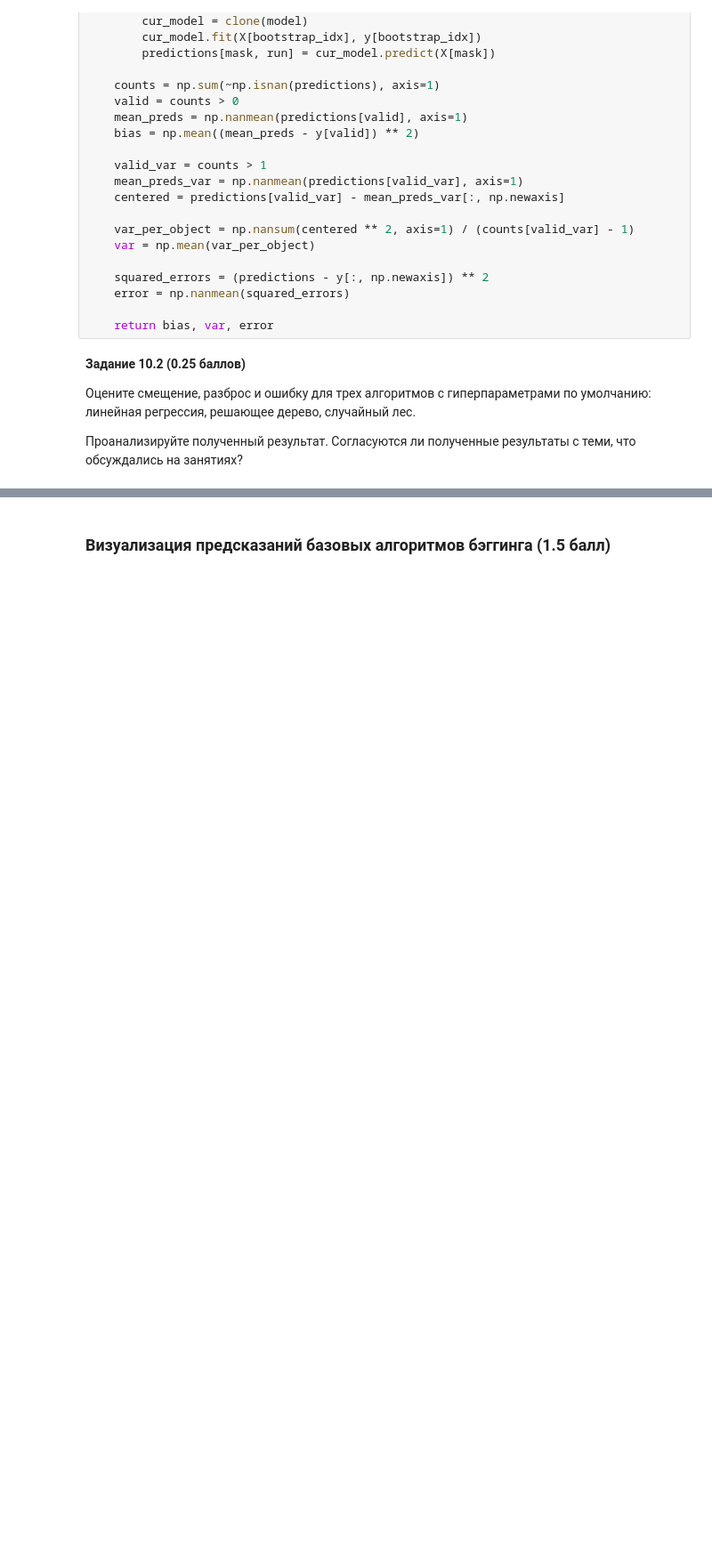
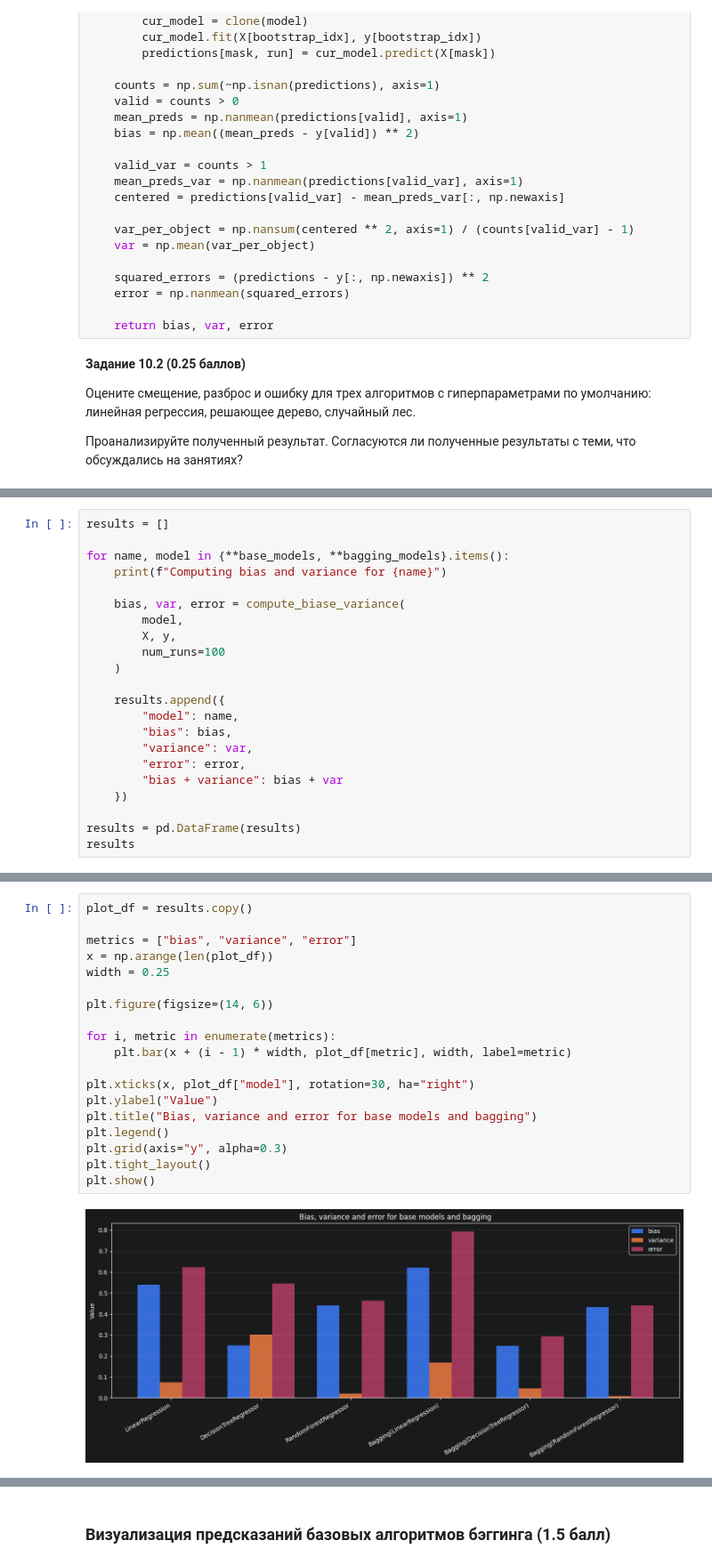
Before and after one commit to Shel2123/ML1_hw, a Jupyter notebook: hw5/Homework Practice 05 Trees.ipynb, the cells around one changed output, grey strips where cells are left out. Shown at 89% size. Drawn from its saved outputs; the diff is of its cells as text; blank space fills up the shorter version.

```diff
--- a/hw5/Homework Practice 05 Trees.ipynb
+++ b/hw5/Homework Practice 05 Trees.ipynb
@@ -845,0 +869,22 @@ __Задание 10.3 (0.25 баллов)__
+# %%
+results = []
+
+for name, model in {**base_models, **bagging_models}.items():
+    print(f"Computing bias and variance for {name}")
+
+    bias, var, error = compute_biase_variance(
+        model,
+        X, y,
+        num_runs=100
+    )
+
+    results.append({
+        "model": name,
+        "bias": bias,
+        "variance": var,
+        "error": error,
+        "bias + variance": bias + var
+    })
+
+results = pd.DataFrame(results)
+results
@@ -845,0 +911,21 @@ __Задание 10.3 (0.25 баллов)__
+# %%
+plot_df = results.copy()
+
+metrics = ["bias", "variance", "error"]
+x = np.arange(len(plot_df))
+width = 0.25
+
+plt.figure(figsize=(14, 6))
+
+for i, metric in enumerate(metrics):
+    plt.bar(x + (i - 1) * width, plot_df[metric], width, label=metric)
+
+plt.xticks(x, plot_df["model"], rotation=30, ha="right")
+plt.ylabel("Value")
+plt.title("Bias, variance and error for base models and bagging")
+plt.legend()
+plt.grid(axis="y", alpha=0.3)
+plt.tight_layout()
+plt.show()
+# %% [output]
+[figure, added]
```
Also changed, not shown: parts of 14 cells of this notebook.
